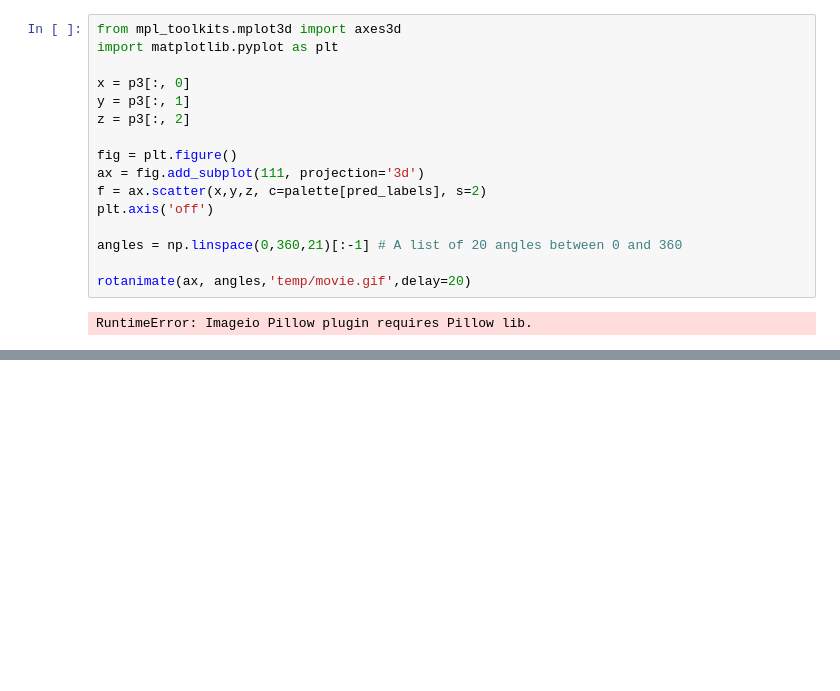
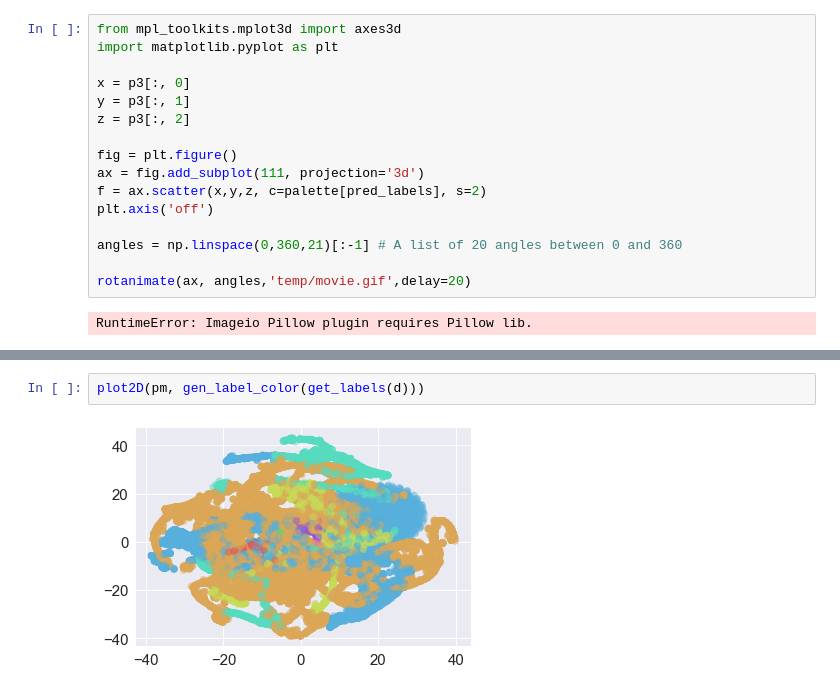
Before and after one commit to alexpython1988/TweetsHashtagCluster, a Jupyter notebook: tweeterhashtagclustering.ipynb, the cells around one changed output, grey strips where cells are left out. Drawn from its saved outputs; the diff is of its cells as text; blank space fills up the shorter version.

```diff
--- a/tweeterhashtagclustering.ipynb
+++ b/tweeterhashtagclustering.ipynb
@@ -359,0 +409,4 @@ plot3D(pm, gen_label_color(get_labels(d)))
+# %%
+plot2D(pm, gen_label_color(get_labels(d)))
+# %% [output]
+[figure, added]
```
Also changed, not shown: parts of 15 cells of this notebook, 20 other files.
